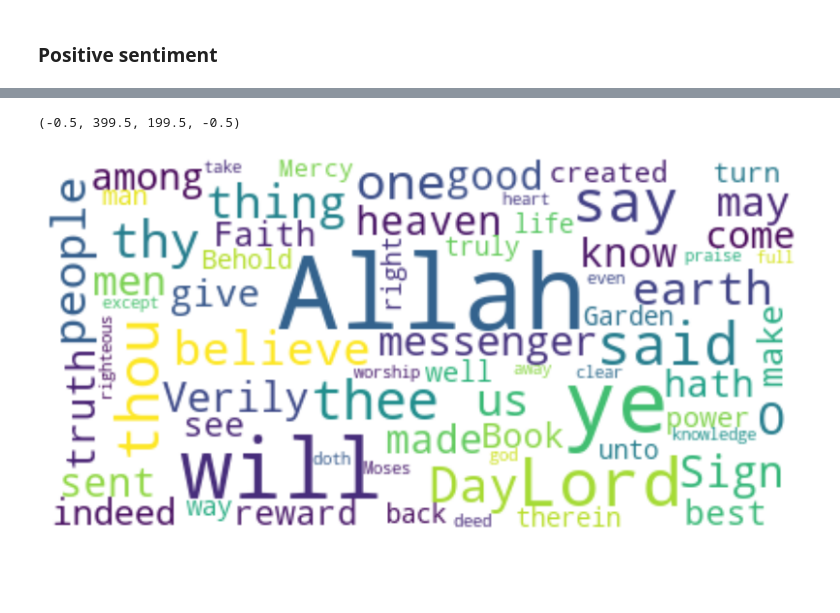
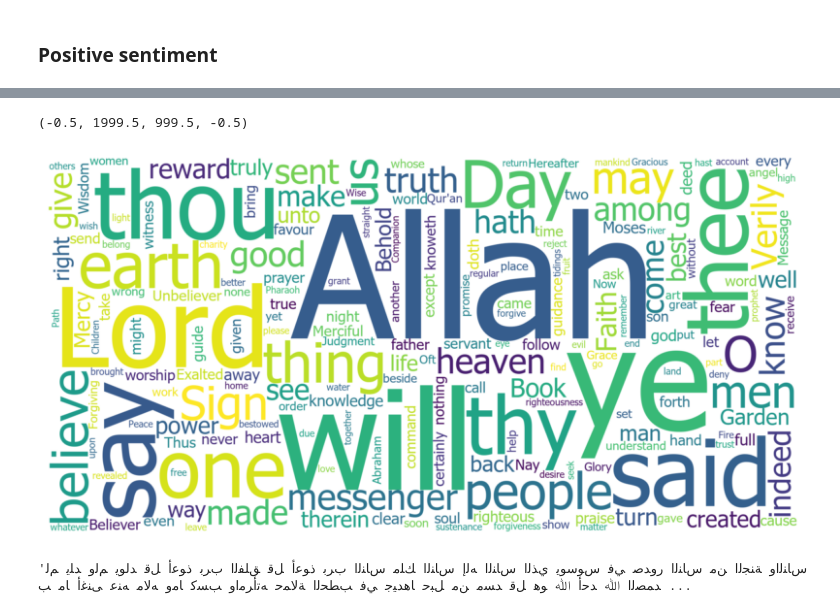
Before and after one commit to mattummal/religious-texts-NLP, a Jupyter notebook: quran.ipynb, the cells around one changed output, grey strips where cells are left out. Saved outputs shown, nothing was run; the diff lists cells and outputs as text; code cells hidden in the pictures; blank space fills up the shorter version.

```diff
--- a/quran.ipynb
+++ b/quran.ipynb
@@ -92,3 +88,6 @@ df = QURAN[['EnglishTranslation','Sentiment Analysis']]
+# %%
+df = QURAN[['JuzNameArabic', 'SurahNo', 'OrignalArabicText','EnglishTranslation', 'UrduText' , 'MalayalamText' ,'Sentiment Analysis']]
+df.to_csv("C:/Programming Practice Notebooks/religious-texts-NLP/result/quran+english_sentiment_analysis.csv", encoding="utf-8-sig", index=False)
 # %% [markdown]
 ### Negative sentiment
 # %%
@@ -142,12 +187,22 @@ pos
 # %%
 #Creating word cloud for the positive words
 
 from wordcloud import WordCloud, ImageColorGenerator
-wc=WordCloud(collocations=False, max_font_size=55, max_words=69, background_color="white")
+wc=WordCloud(collocations=False,background_color="white", font_path='tahoma',width=2000,height=1000)
 wc.generate(' '.join(pos.EnglishTranslation))
 plt.figure(figsize=(10,12))
 plt.imshow(wc, interpolation="bilinear")
 plt.axis("off")
 # %% [output]
-(-0.5, 399.5, 199.5, -0.5)
+(-0.5, 1999.5, 999.5, -0.5)
-[figure, old version]
+[figure, new version]
+# %%
+## Arabic texts to a list of words
+
+pos_arabic =  list(pos['OrignalArabicText'])
+full_string = ' '.join(pos_arabic)
+reshaped_text = arabic_reshaper.reshape(full_string)
+artext = get_display(reshaped_text)
+artext
+# %% [output]
+'ﺱﺎﻨﻟﺍﻭ ﺔﻨﺠﻟﺍ ﻦﻣ ﺱﺎﻨﻟﺍ ﺭﻭﺪﺻ ﻲﻓ ﺱﻮﺳﻮﻳ ﻱﺬﻟﺍ ﺱﺎﻨﻟﺍ ﻪﻟﺇ ﺱﺎﻨﻟﺍ ﻚﻠﻣ ﺱﺎﻨﻟﺍ ﺏﺮﺑ ﺫﻮﻋﺃ ﻞﻗ ﻖﻠﻔﻟﺍ ﺏﺮﺑ ﺫﻮﻋﺃ ﻞﻗ ﺪﻟﻮﻳ ﻢﻟﻭ ﺪﻠﻳ ﻢﻟ ﺪﻤﺼﻟﺍ ﷲ ﺪﺣﺃ ﷲ ﻮﻫ ﻞﻗ ﺪﺴﻣ ﻦﻣ ﻞﺒﺣ ﺎﻫﺪﻴﺟ ﻲﻓ ﺐﻄﺤﻟﺍ ﺔﻟﺎﻤﺣ ﻪﺗﺃﺮﻣﺍﻭ ﺐﺴﻛ ﺎﻣﻭ ﻪﻟﺎﻣ ﻪﻨﻋ ﻰﻨﻏﺃ ﺎﻣ ﺐ ...
```
Also changed, not shown: parts of 11 cells of this notebook, 6 other files.
